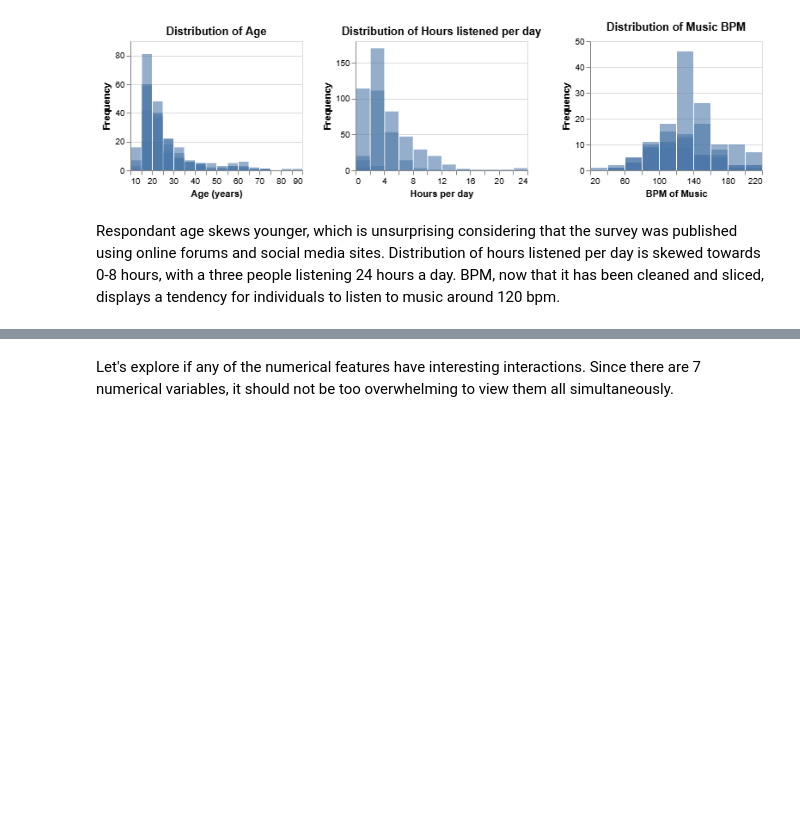
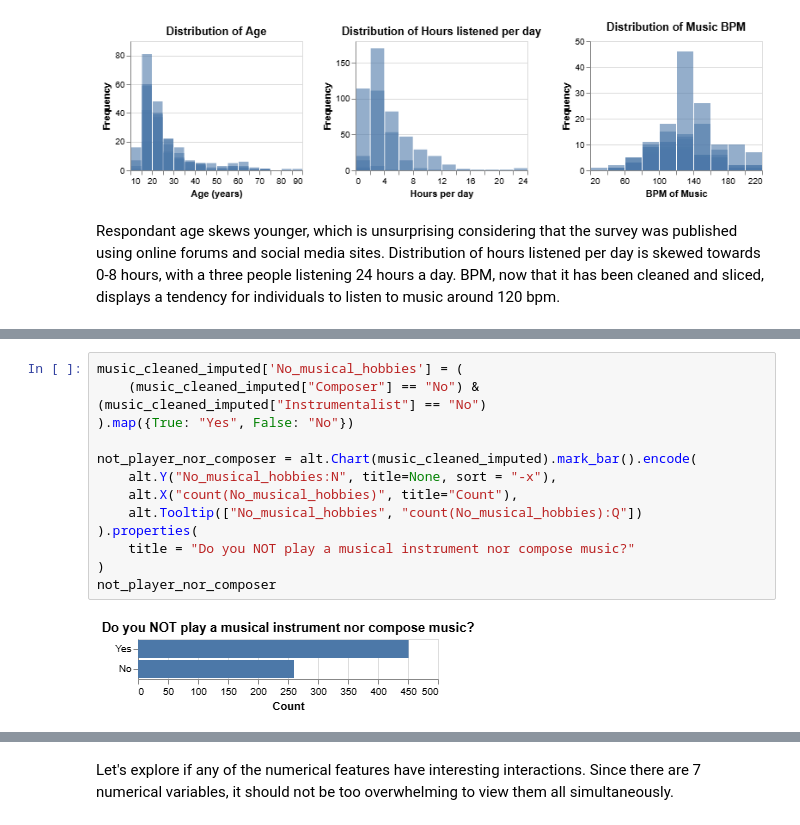
Before and after one commit to ubc-dsci320-2024w2/project-team_fabfour, a Jupyter notebook: analysis/Allison/analysis1.ipynb, the cells around one changed output, grey strips where cells are left out. Cells and saved outputs as stored; diff of their text form; blank space fills up the shorter version.

```diff
--- a/analysis/Allison/analysis1.ipynb
+++ b/analysis/Allison/analysis1.ipynb
@@ -514,0 +579,15 @@ Respondant age skews younger, which is unsurprising considering that the survey
+# %%
+music_cleaned_imputed['No_musical_hobbies'] = (
+    (music_cleaned_imputed["Composer"] == "No") & (music_cleaned_imputed["Instrumentalist"] == "No")
+).map({True: "Yes", False: "No"})
+
+not_player_nor_composer = alt.Chart(music_cleaned_imputed).mark_bar().encode(
+    alt.Y("No_musical_hobbies:N", title=None, sort = "-x"),
+    alt.X("count(No_musical_hobbies)", title="Count"),
+    alt.Tooltip(["No_musical_hobbies", "count(No_musical_hobbies):Q"])
+).properties(
+    title = "Do you NOT play a musical instrument nor compose music?"
+)
+not_player_nor_composer
+# %% [output]
+[figure, added]
```
Also changed, not shown: parts of 48 cells of this notebook, 1 other file.
